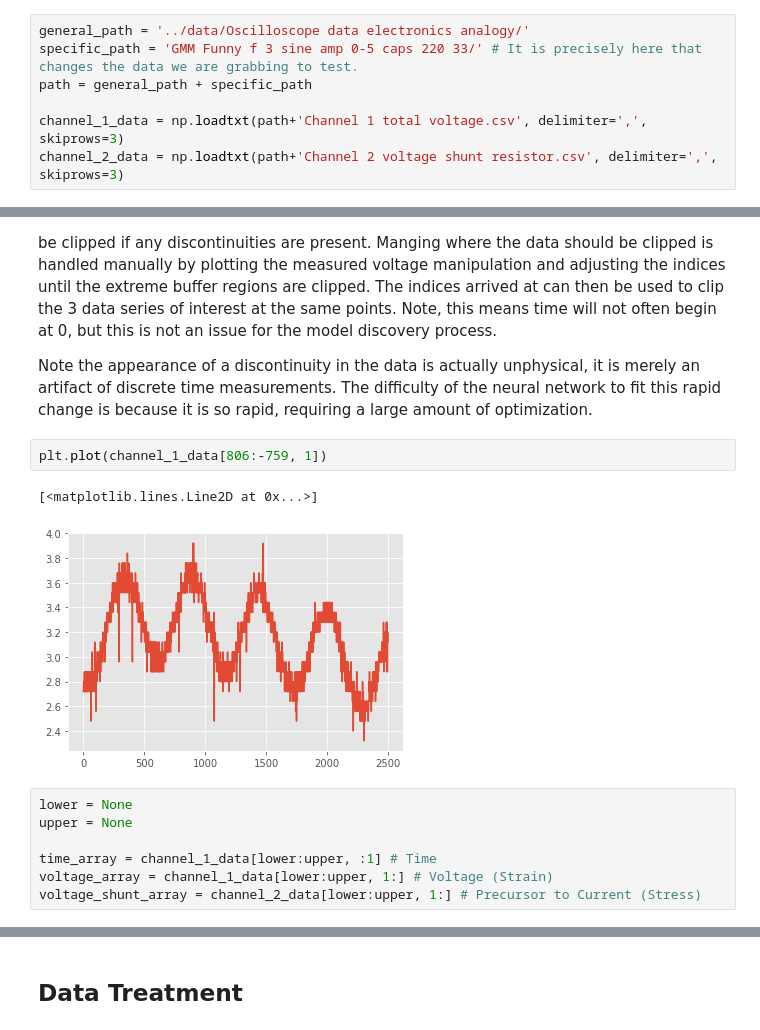
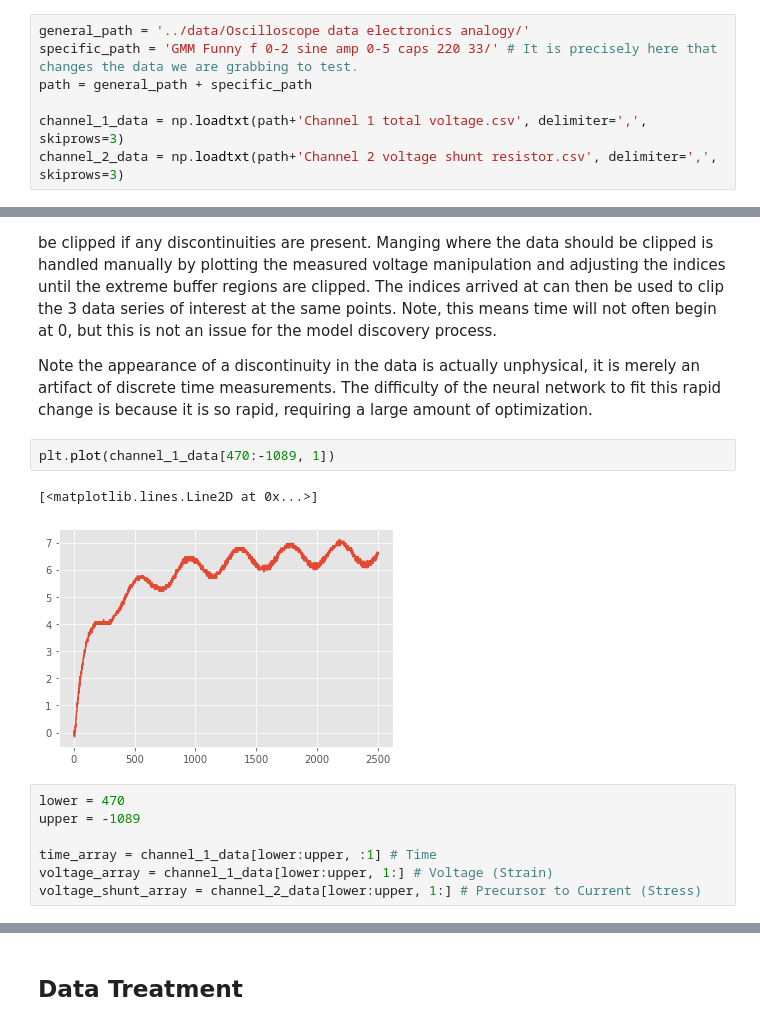
Before and after one commit to AlexB-B/DeePyMoD_torch_AlexVersion, a Jupyter notebook: notebooks/Example - VE - Electronic Analogue.ipynb, the cells around one changed output, grey strips where cells are left out. Cells and saved outputs as stored; diff of their text form.

```diff
--- a/notebooks/Example - VE - Electronic Analogue.ipynb
+++ b/notebooks/Example - VE - Electronic Analogue.ipynb
@@ -44,7 +44,7 @@ The path to the data being tested is first defined. All data is saved as .csv fi
 The data collection from the oscilloscope should not necessarily be taken at face value. Measurements are performed such that the average voltage within a particular small time bin is displayed and saved for any particular time point, at least in the 'Normal' mode used here. In addition, a MHz frequency filter is available that has been used for some data sets during data collection, somewhat reducing noise levels.
 # %%
 general_path = '../data/Oscilloscope data electronics analogy/'
-specific_path = 'GMM Funny f 3 sine amp 0-5 caps 220 33/' # It is precisely here that changes the data we are grabbing to test.
+specific_path = 'GMM Funny f 0-2 sine amp 0-5 caps 220 33/' # It is precisely here that changes the data we are grabbing to test.
 path = general_path + specific_path
 
 channel_1_data = np.loadtxt(path+'Channel 1 total voltage.csv', delimiter=',', skiprows=3)
@@ -66,13 +66,13 @@ Particularly if the data being analyzed is of the form of a sinc curve where man
 
 Note the appearance of a discontinuity in the data is actually unphysical, it is merely an artifact of discrete time measurements. The difficulty of the neural network to fit this rapid change is because it is so rapid, requiring a large amount of optimization.
 # %%
-plt.plot(channel_1_data[806:-759, 1])
+plt.plot(channel_1_data[470:-1089, 1])
 # %% [output]
 [<matplotlib.lines.Line2D at 0x...>]
-[figure, old version]
+[figure, new version]
 # %%
-lower = None
-upper = None
+lower = 470
+upper = -1089
 
 time_array = channel_1_data[lower:upper, :1] # Time
 voltage_array = channel_1_data[lower:upper, 1:] # Voltage (Strain)
```
Also changed, not shown: parts of 163 cells of this notebook, 4 other files.
